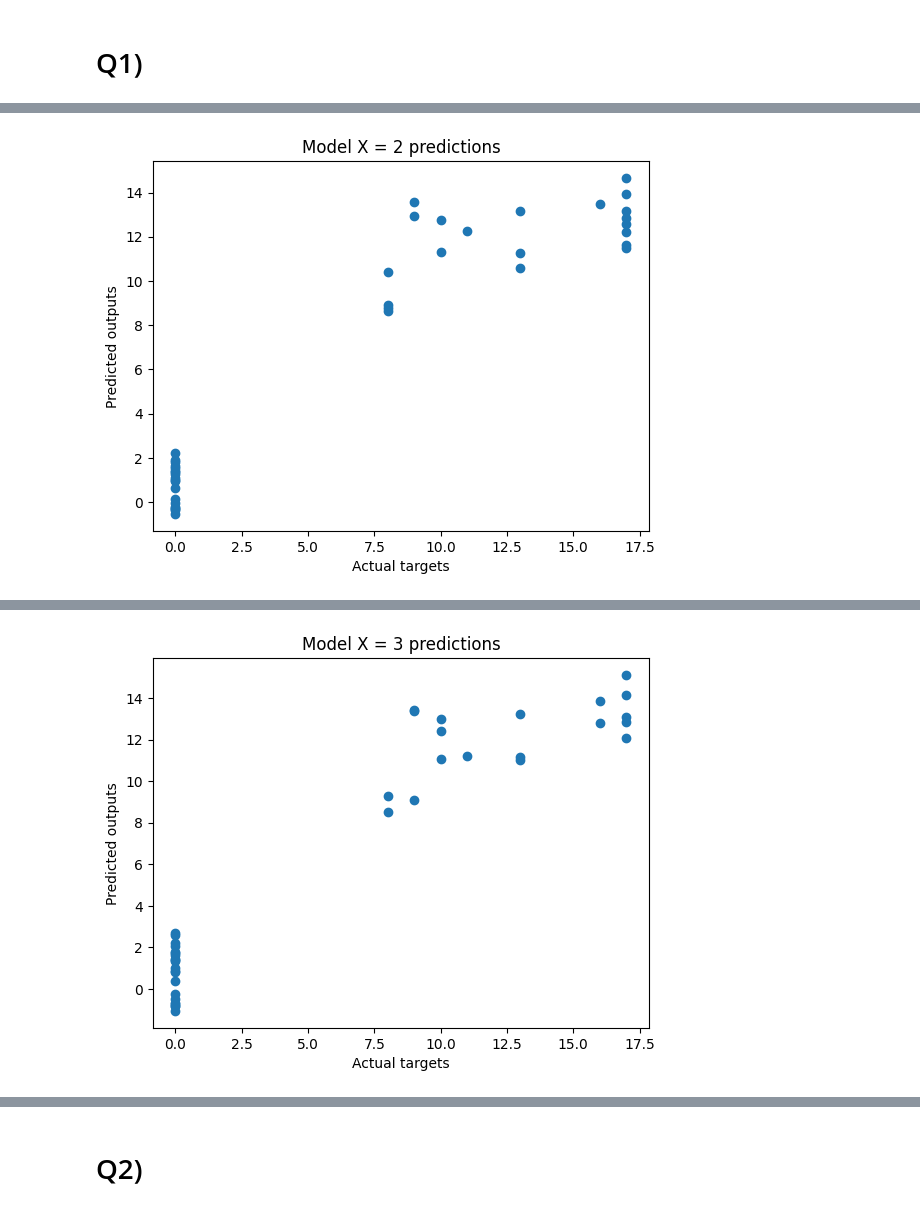
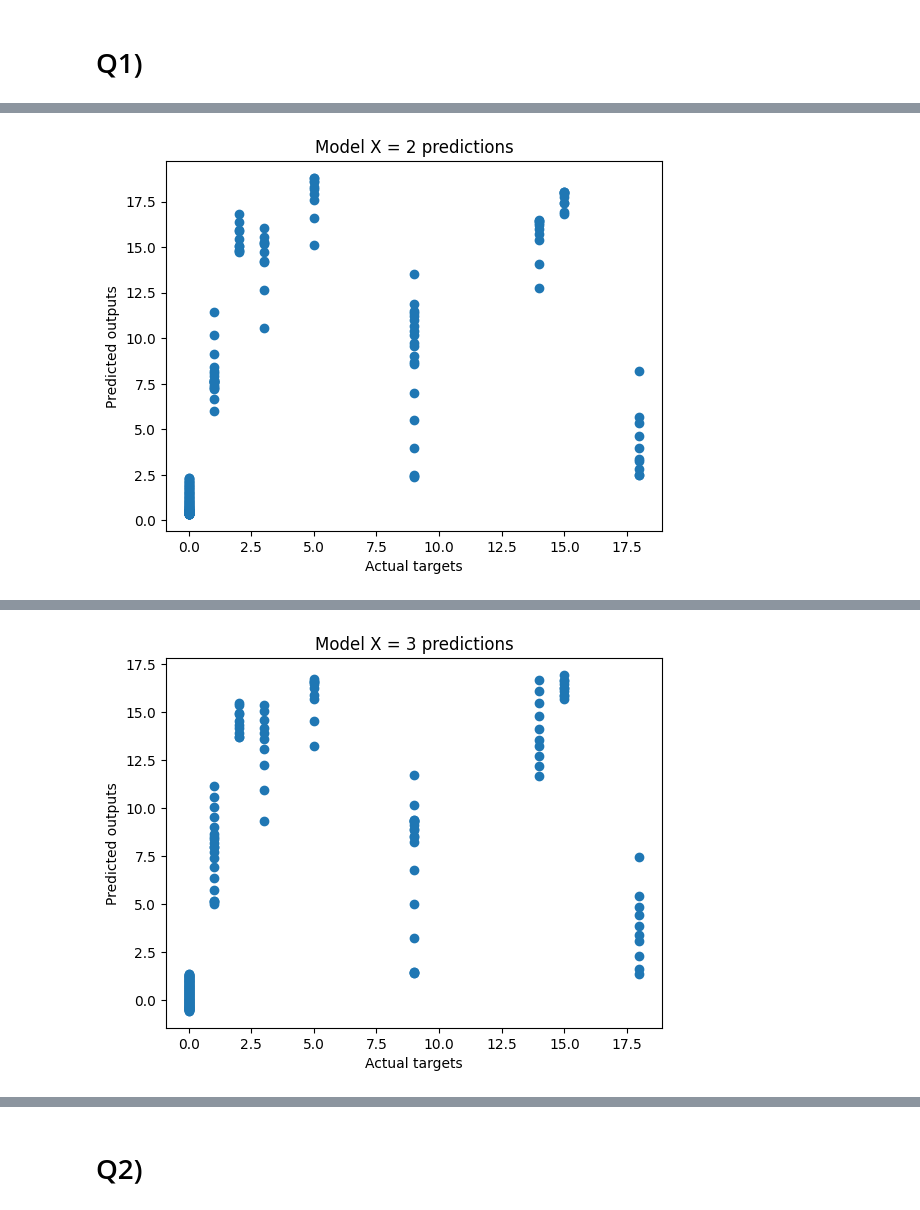
Before and after one commit to LawsonHutter/RNN_working_memory, a Jupyter notebook: RNN_working_memory_differentModel.ipynb, the cells around one changed output, grey strips where cells are left out. Cells and saved outputs as stored; diff of their text form; code cells hidden in the pictures.

```diff
--- a/RNN_working_memory_differentModel.ipynb
+++ b/RNN_working_memory_differentModel.ipynb
@@ -294,29 +252,45 @@ Epoch 100/100
+# %%
+# Create a list to store the models
+decoder_models = []
+
+# Loop over the range of x values
+for x in range(0, max_X):
+
+    # Define the Ridge regression model
+    ridge = Ridge(max_iter=1000)
+
+    # Perform a grid search using 5-fold cross-validation
+    grid_search = GridSearchCV(ridge, param_grid, cv=5)
+
+    # Fit the grid search to the training data
+    grid_search.fit(X_train[x], Y_train[x])
+
+    # Define the model
+    ridge = grid_search.best_estimator_
+
+    # Append the model to the list
+    decoder_models.append(ridge)
 # %%
+mse = []
+r2 = []
+
 # Test the models for each value of x
 for x in range(0, max_X):
 
-    # Get the firing rates and targets for this value of x
-    firing_rates_test = firing_rates_test_X[x]
-    targets_test = targets_test_Y[x]
-
-    # Reshape data
-    firing_rates_test= firing_rates_test.reshape(firing_rates_test.shape[0], 1, 1000)
-    targets_test = targets_test.reshape(targets_test.shape[0], 1)
-
     # Load the saved model for this value of x
-    model = models[x-1]
+    _model = decoder_models[x]
 
     # Predict the outputs for the test set
-    predictions = model.predict(firing_rates_test)
+    predictions = _model.predict(X_test[x])
 
     # Calculate and print the mean squared error and R-squared for the predictions
-    mse = mean_squared_error(targets_test, predictions)
-    r2 = r2_score(targets_test, predictions)
+    mse = mean_squared_error(Y_test[x], predictions)
+    r2 = r2_score(Y_test[x], predictions)
     print(f'Model {x}: MSE = {mse:.4f}, R-squared = {r2:.4f}')
 
     # Plot the predicted outputs against the actual targets
     plt.figure()
-    plt.scatter(targets_test, predictions)
+    plt.scatter(Y_test[x], predictions)
     plt.xlabel('Actual targets')
     plt.ylabel('Predicted outputs')
     plt.title(f'Model X = {x+1} predictions')
@@ -330 +302 @@ Model 1: MSE = 6.1375, R-squared = 0.8750
-[figure, old version]
+[figure, new version]
@@ -333 +304 @@ Model 2: MSE = 4.7988, R-squared = 0.8943
-[figure, old version]
+[figure, new version]
```
Also changed, not shown: parts of 12 cells of this notebook.
